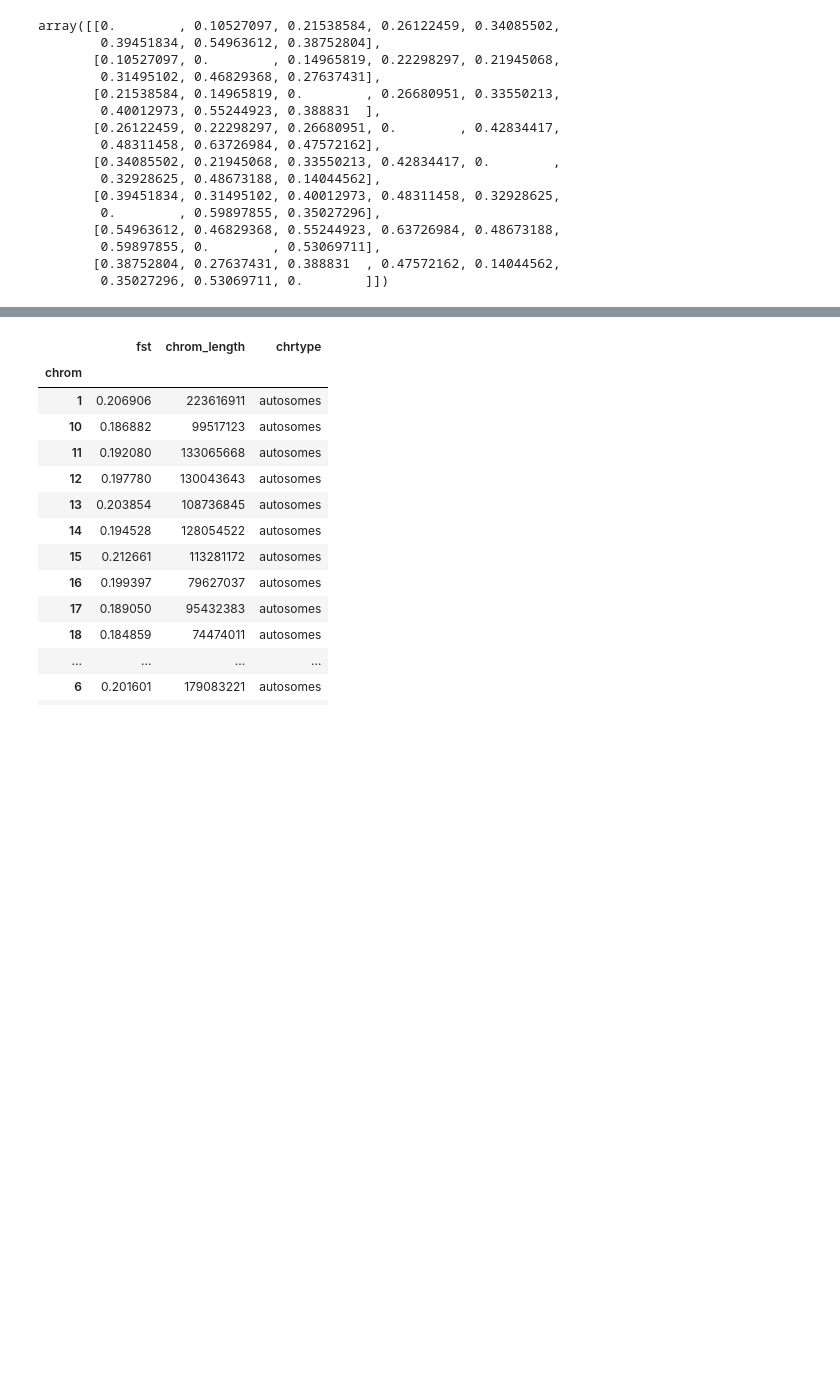
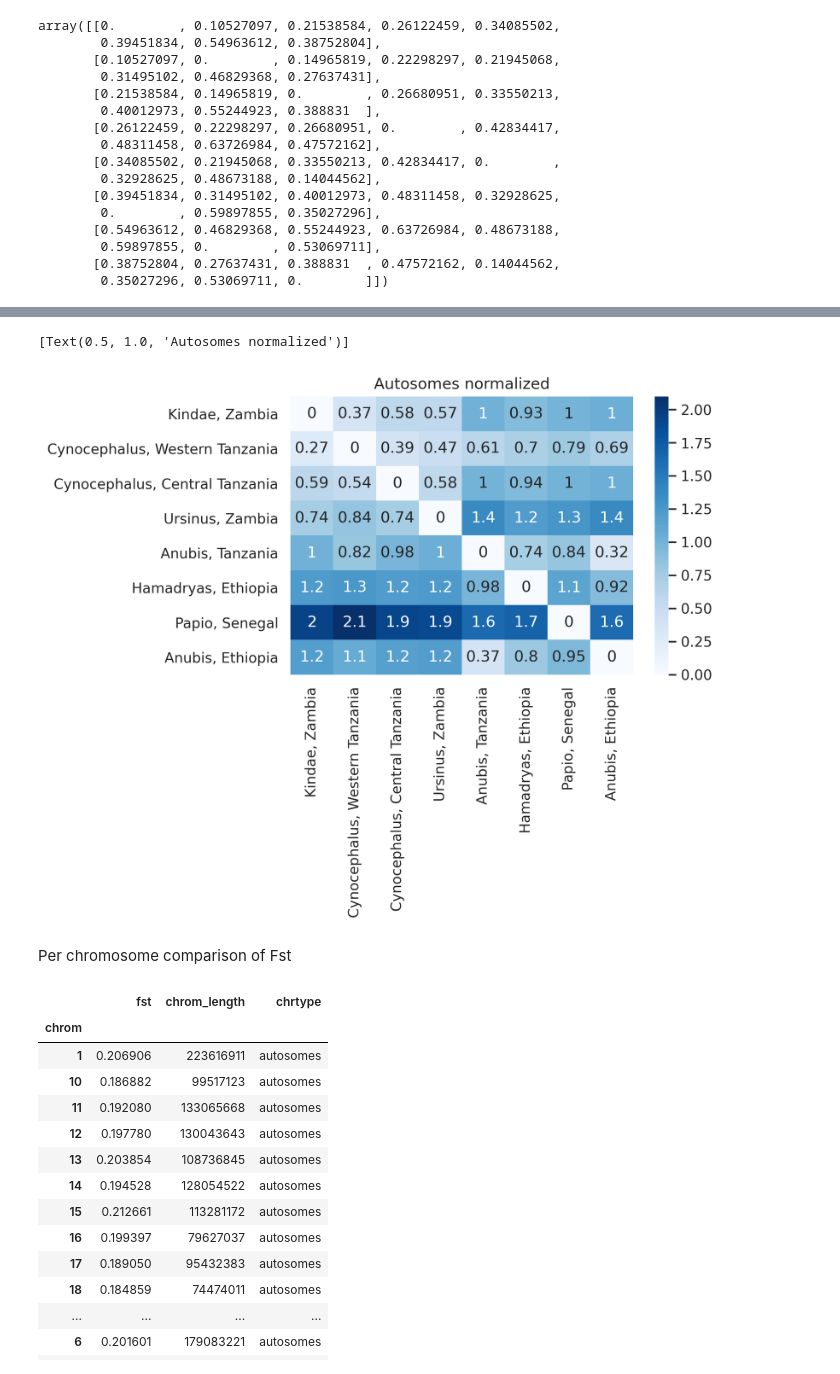
Before and after one commit to erikfogh/baboon_analysis, a Jupyter notebook: notebooks/fs06_Divergence_Diversity_base_windows_mmul.ipynb, the cells around one changed output, grey strips where cells are left out. Saved outputs shown, nothing was run; the diff lists cells and outputs as text; code cells hidden in the pictures; blank space fills up the shorter version.

```diff
--- a/notebooks/fs06_Divergence_Diversity_base_windows_mmul.ipynb
+++ b/notebooks/fs06_Divergence_Diversity_base_windows_mmul.ipynb
@@ -456,0 +466,3 @@ g = sns.heatmap(df_norm, cmap=sns.color_palette("Blues", as_cmap=True), annot=Tr
+# %%
+df_x_log = -np.log(1-df_x)
+df_auto_log = -np.log(1-df_auto)
@@ -456,0 +481,11 @@ g = sns.heatmap(df_norm, cmap=sns.color_palette("Blues", as_cmap=True), annot=Tr
+# %%
+fst_temp = df_auto_log
+np.fill_diagonal(fst_temp.values, np.nan)
+fst_transformed = 2*fst_temp/(np.nanmean(fst_temp, axis=1)+np.nanmean(fst_temp, axis=0))
+df_norm_auto = pd.DataFrame(fst_transformed, columns = origin_list, index = origin_list)
+np.fill_diagonal(df_norm_auto.values, 0)
+fst_temp = df_x_log
+np.fill_diagonal(fst_temp.values, np.nan)
+fst_transformed = 2*fst_temp/(np.nanmean(fst_temp, axis=1)+np.nanmean(fst_temp, axis=0))
+df_norm_x = pd.DataFrame(fst_transformed, columns = origin_list, index = origin_list)
+np.fill_diagonal(df_norm_x.values, 0)
@@ -457,3 +504,11 @@ g = sns.heatmap(df_norm, cmap=sns.color_palette("Blues", as_cmap=True), annot=Tr
+# %%
+g = sns.heatmap(df_norm_auto, cmap=sns.color_palette("Blues", as_cmap=True), annot=True)
+g.set(title="Autosomes normalized")
+# %% [output]
+[Text(0.5, 1.0, 'Autosomes normalized')]
+[figure, added]
+# %% [markdown]
+Per chromosome comparison of Fst
 # %%
 #df_fst.to_csv("../steps/fst_chroms_mmul10.txt", index=False, sep=" ")
 df_fst = pd.read_csv("../steps/fst_chroms_mmul10.txt", sep=" ")
```
Also changed, not shown: parts of 5 cells of this notebook, 17 other files.
